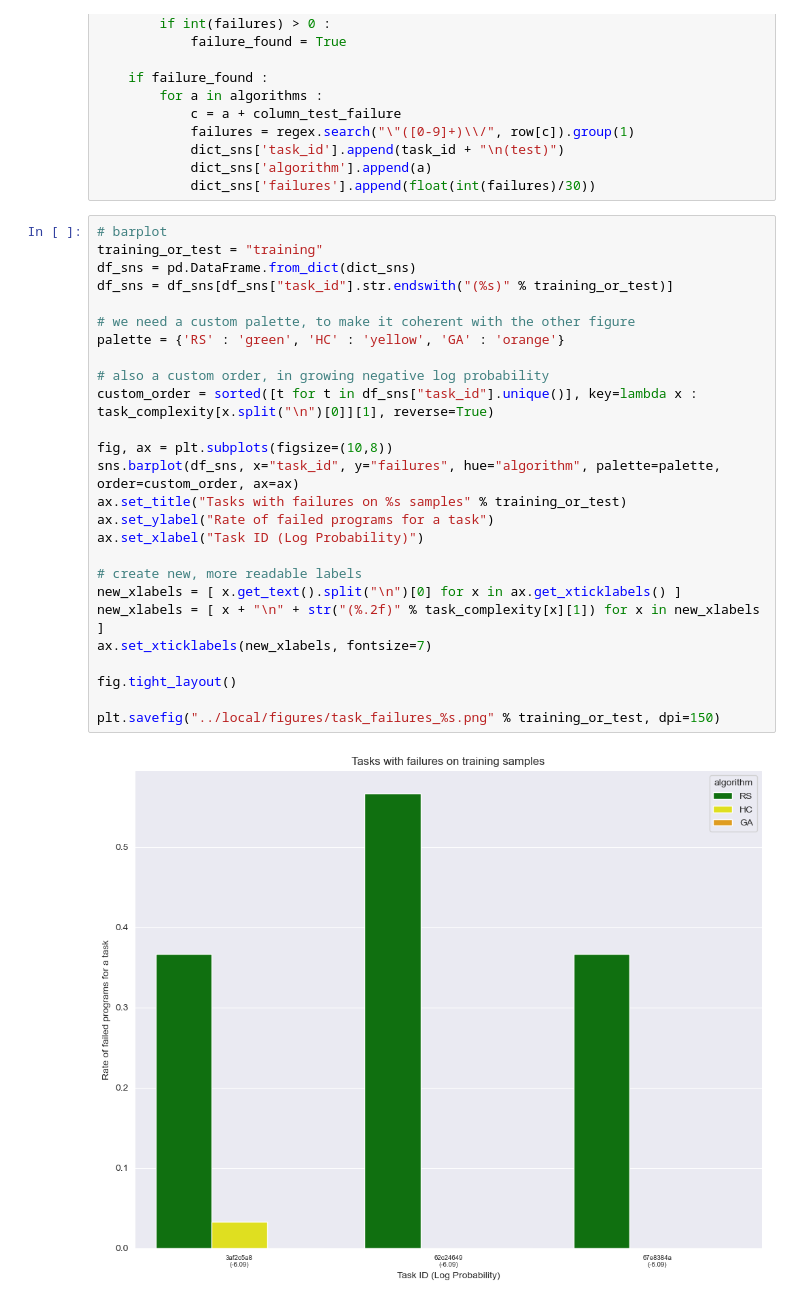
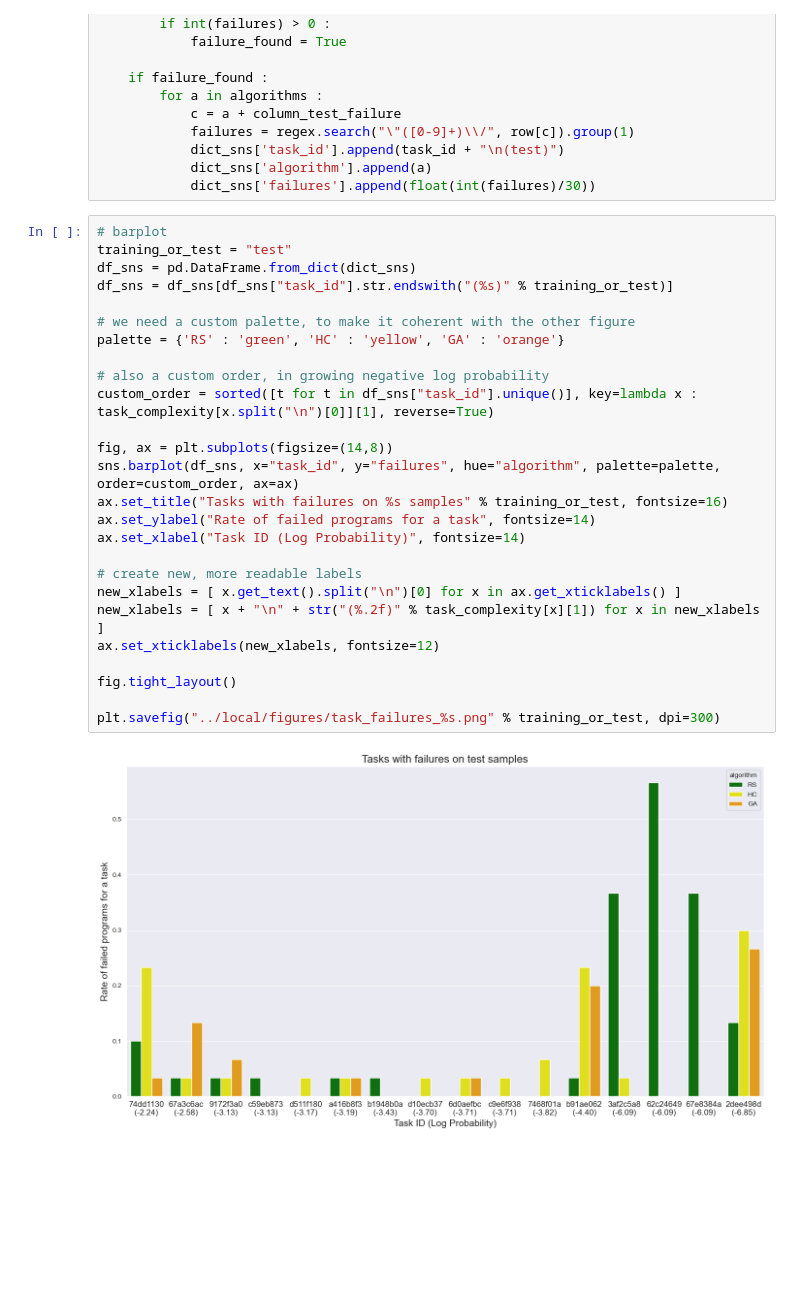
Before and after one commit to albertotonda/arc-neural-intuition-evolutionary-search, a Jupyter notebook: pto-experiments/statistics_and_figures.ipynb, the cells around one changed output. Drawn from its saved outputs; the diff is of its cells as text; blank space fills up the shorter version.

```diff
--- a/pto-experiments/statistics_and_figures.ipynb
+++ b/pto-experiments/statistics_and_figures.ipynb
@@ -157,29 +157,29 @@ for index, row in df.iterrows() :
             dict_sns['failures'].append(float(int(failures)/30))
 # %%
 # barplot
-training_or_test = "training"
+training_or_test = "test"
 df_sns = pd.DataFrame.from_dict(dict_sns)
 df_sns = df_sns[df_sns["task_id"].str.endswith("(%s)" % training_or_test)]
 
 # we need a custom palette, to make it coherent with the other figure
 palette = {'RS' : 'green', 'HC' : 'yellow', 'GA' : 'orange'}
 
 # also a custom order, in growing negative log probability
 custom_order = sorted([t for t in df_sns["task_id"].unique()], key=lambda x : task_complexity[x.split("\n")[0]][1], reverse=True)
 
-fig, ax = plt.subplots(figsize=(10,8))
+fig, ax = plt.subplots(figsize=(14,8))
 sns.barplot(df_sns, x="task_id", y="failures", hue="algorithm", palette=palette, order=custom_order, ax=ax)
-ax.set_title("Tasks with failures on %s samples" % training_or_test)
-ax.set_ylabel("Rate of failed programs for a task")
-ax.set_xlabel("Task ID (Log Probability)")
+ax.set_title("Tasks with failures on %s samples" % training_or_test, fontsize=16)
+ax.set_ylabel("Rate of failed programs for a task", fontsize=14)
+ax.set_xlabel("Task ID (Log Probability)", fontsize=14)
 
 # create new, more readable labels
 new_xlabels = [ x.get_text().split("\n")[0] for x in ax.get_xticklabels() ]
 new_xlabels = [ x + "\n" + str("(%.2f)" % task_complexity[x][1]) for x in new_xlabels ]
-ax.set_xticklabels(new_xlabels, fontsize=7)
+ax.set_xticklabels(new_xlabels, fontsize=12)
 
 fig.tight_layout()
 
-plt.savefig("../local/figures/task_failures_%s.png" % training_or_test, dpi=150)
+plt.savefig("../local/figures/task_failures_%s.png" % training_or_test, dpi=300)
 # %% [output]
-[figure, old version]
+[figure, new version]
```
